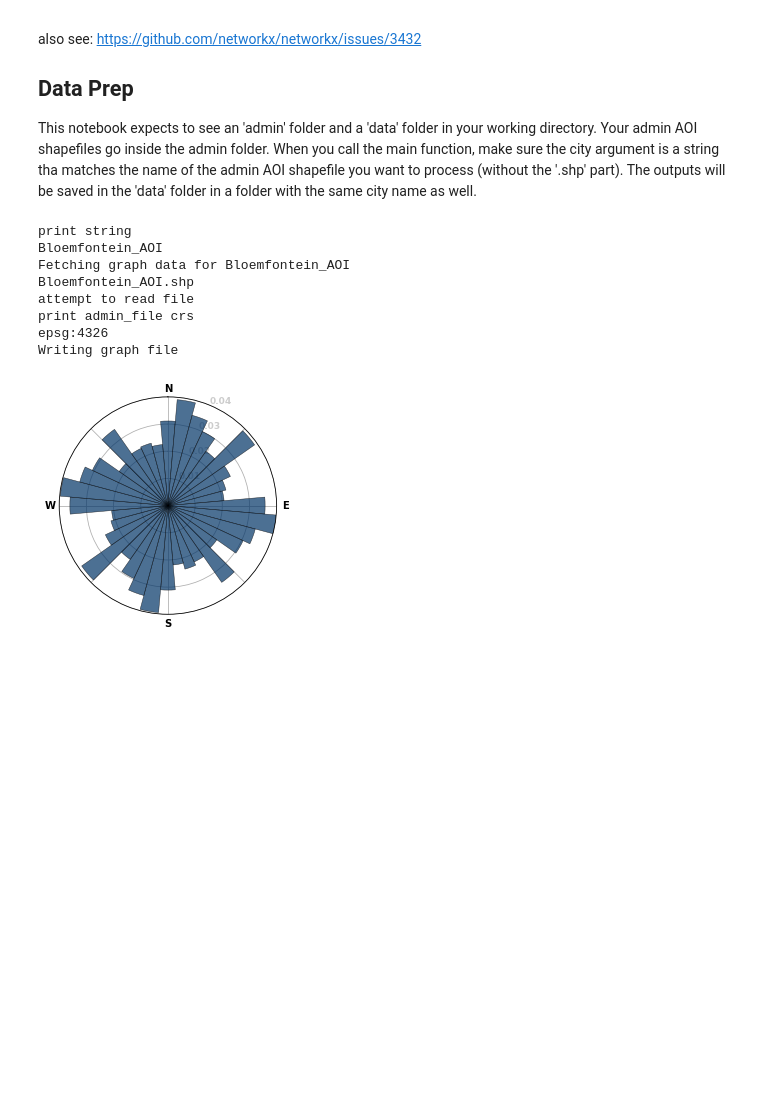
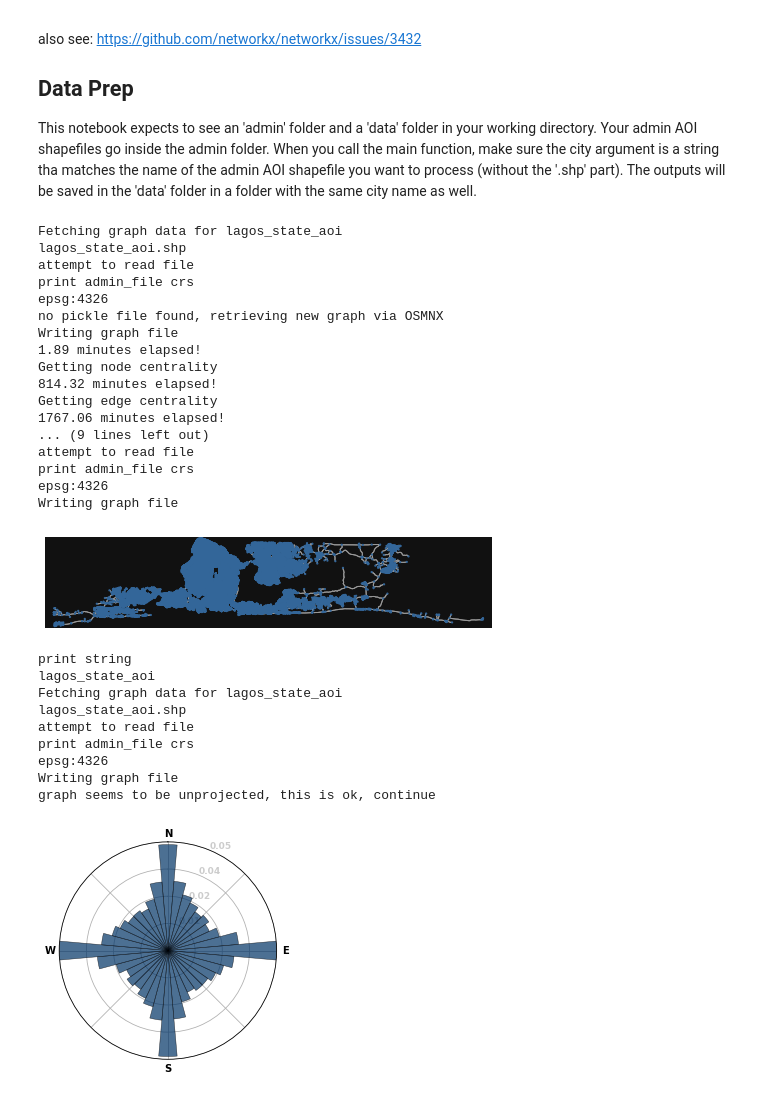
Before and after one commit to worldbank/CityScan, a Jupyter notebook: 05_road_network_analysis/CityScan_Betweenness_Centrality_and_Bearings.ipynb, the cells around one changed output. Saved outputs shown, nothing was run; the diff lists cells and outputs as text; code cells hidden in the pictures; blank space fills up the shorter version.

```diff
--- a/05_road_network_analysis/CityScan_Betweenness_Centrality_and_Bearings.ipynb
+++ b/05_road_network_analysis/CityScan_Betweenness_Centrality_and_Bearings.ipynb
@@ -433,17 +440,36 @@ if __name__ == "__main__":
 import time
 start = time.time()
 # %%
-main('Bloemfontein_AOI', centrality_type="edge")
+main('lagos_state_aoi', centrality_type="both")
 # %% [output]
-print string
-Bloemfontein_AOI
-Fetching graph data for Bloemfontein_AOI
-Bloemfontein_AOI.shp
+Fetching graph data for lagos_state_aoi
+lagos_state_aoi.shp
+attempt to read file
+print admin_file crs
+epsg:4326
+no pickle file found, retrieving new graph via OSMNX
+Writing graph file
+1.89 minutes elapsed!
+Getting node centrality
+814.32 minutes elapsed!
+Getting edge centrality
+1767.06 minutes elapsed!
+... (9 lines left out)
 attempt to read file
 print admin_file crs
 epsg:4326
 Writing graph file
-[figure, old version]
+[figure, new version]
+print string
+lagos_state_aoi
+Fetching graph data for lagos_state_aoi
+lagos_state_aoi.shp
+attempt to read file
+print admin_file crs
+epsg:4326
+Writing graph file
+graph seems to be unprojected, this is ok, continue
+[figure, added]
 # %%
 end = time.time()
 time_elapsed = end - start
```
Also changed, not shown: parts of 4 cells of this notebook.
